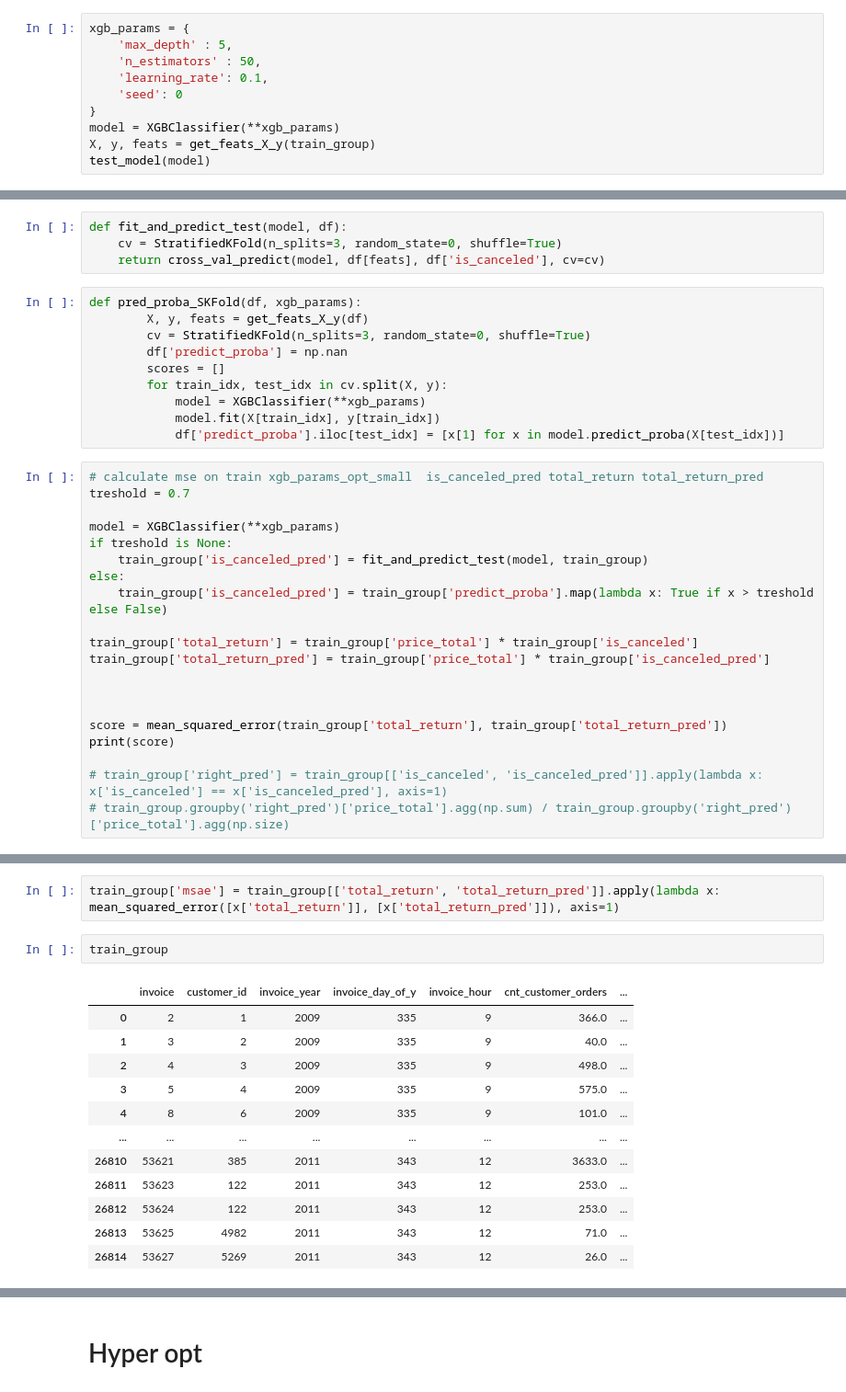
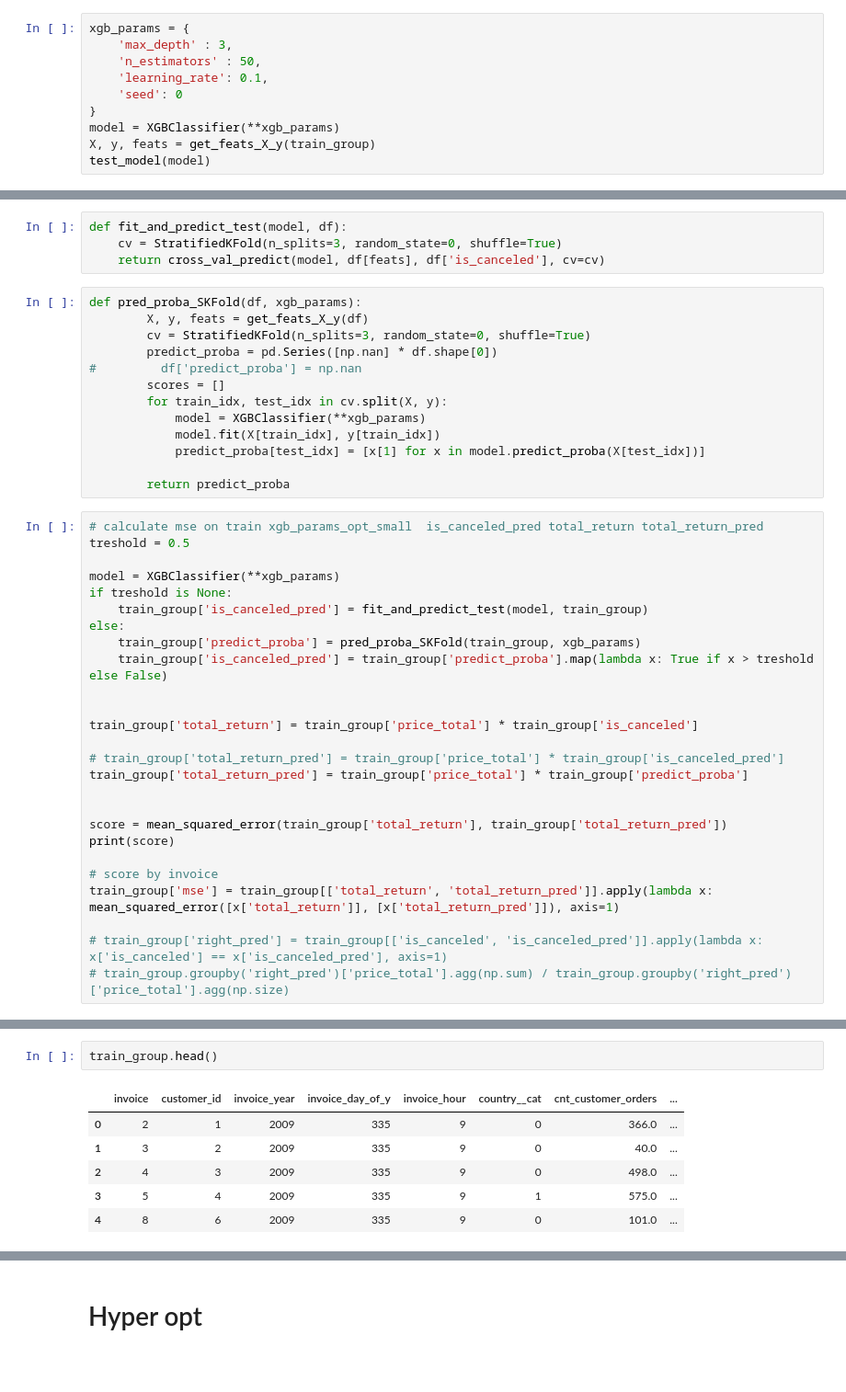
Before and after one commit to JakubStanczak/Order_cancelation_pred, a Jupyter notebook: Konkurs_JS.ipynb, the cells around one changed output, grey strips where cells are left out. Shown at 92% size. Drawn from its saved outputs; the diff is of its cells as text; blank space fills up the shorter version.

```diff
--- a/Konkurs_JS.ipynb
+++ b/Konkurs_JS.ipynb
@@ -341,6 +365,6 @@ feats
 # %%
 xgb_params = {
-    'max_depth' : 5,
+    'max_depth' : 3,
     'n_estimators' : 50,
     'learning_rate': 0.1,
     'seed': 0
@@ -388,30 +398,39 @@ def fit_and_predict_test(model, df):
 def pred_proba_SKFold(df, xgb_params):
         X, y, feats = get_feats_X_y(df)
         cv = StratifiedKFold(n_splits=3, random_state=0, shuffle=True)
-        df['predict_proba'] = np.nan
+        predict_proba = pd.Series([np.nan] * df.shape[0])
+#         df['predict_proba'] = np.nan
         scores = []
         for train_idx, test_idx in cv.split(X, y):
             model = XGBClassifier(**xgb_params)
             model.fit(X[train_idx], y[train_idx])
-            df['predict_proba'].iloc[test_idx] = [x[1] for x in model.predict_proba(X[test_idx])]
+            predict_proba[test_idx] = [x[1] for x in model.predict_proba(X[test_idx])]
+
+        return predict_proba
 # %%
 # calculate mse on train xgb_params_opt_small  is_canceled_pred total_return total_return_pred
-treshold = 0.7
+treshold = 0.5
 
 model = XGBClassifier(**xgb_params)
 if treshold is None:
     train_group['is_canceled_pred'] = fit_and_predict_test(model, train_group)
 else:
+    train_group['predict_proba'] = pred_proba_SKFold(train_group, xgb_params)
     train_group['is_canceled_pred'] = train_group['predict_proba'].map(lambda x: True if x > treshold else False)
 
+
 train_group['total_return'] = train_group['price_total'] * train_group['is_canceled']
-train_group['total_return_pred'] = train_group['price_total'] * train_group['is_canceled_pred']
 
+# train_group['total_return_pred'] = train_group['price_total'] * train_group['is_canceled_pred']
+train_group['total_return_pred'] = train_group['price_total'] * train_group['predict_proba']
 
 
 score = mean_squared_error(train_group['total_return'], train_group['total_return_pred'])
 print(score)
 
+# score by invoice
+train_group['mse'] = train_group[['total_return', 'total_return_pred']].apply(lambda x: mean_squared_error([x['total_return']], [x['total_return_pred']]), axis=1)
+
 # train_group['right_pred'] = train_group[['is_canceled', 'is_canceled_pred']].apply(lambda x: x['is_canceled'] == x['is_canceled_pred'], axis=1)
 # train_group.groupby('right_pred')['price_total'].agg(np.sum) / train_group.groupby('right_pred')['price_total'].agg(np.size)
 # %% [output]
@@ -419,17 +438,9 @@ print(score)
-# %%
-train_group['msae'] = train_group[['total_return', 'total_return_pred']].apply(lambda x: mean_squared_error([x['total_return']], [x['total_return_pred']]), axis=1)
 # %%
-train_group
+train_group.head()
 # %% [output]
-|  | invoice | customer_id | invoice_year | invoice_day_of_y | invoice_hour | cnt_customer_orders | ... |
-| 0 | 2 | 1 | 2009 | 335 | 9 | 366.0 | ... |
-| 1 | 3 | 2 | 2009 | 335 | 9 | 40.0 | ... |
-| 2 | 4 | 3 | 2009 | 335 | 9 | 498.0 | ... |
-| 3 | 5 | 4 | 2009 | 335 | 9 | 575.0 | ... |
-| 4 | 8 | 6 | 2009 | 335 | 9 | 101.0 | ... |
-| ... | ... | ... | ... | ... | ... | ... | ... |
-| 26810 | 53621 | 385 | 2011 | 343 | 12 | 3633.0 | ... |
-| 26811 | 53623 | 122 | 2011 | 343 | 12 | 253.0 | ... |
-| 26812 | 53624 | 122 | 2011 | 343 | 12 | 253.0 | ... |
-| 26813 | 53625 | 4982 | 2011 | 343 | 12 | 71.0 | ... |
-| 26814 | 53627 | 5269 | 2011 | 343 | 12 | 26.0 | ... |
+|  | invoice | customer_id | invoice_year | invoice_day_of_y | invoice_hour | country__cat | cnt_customer_orders | ... |
+| 0 | 2 | 1 | 2009 | 335 | 9 | 0 | 366.0 | ... |
+| 1 | 3 | 2 | 2009 | 335 | 9 | 0 | 40.0 | ... |
+| 2 | 4 | 3 | 2009 | 335 | 9 | 0 | 498.0 | ... |
+| 3 | 5 | 4 | 2009 | 335 | 9 | 1 | 575.0 | ... |
+| 4 | 8 | 6 | 2009 | 335 | 9 | 0 | 101.0 | ... |
```
Also changed, not shown: parts of 34 cells of this notebook.
